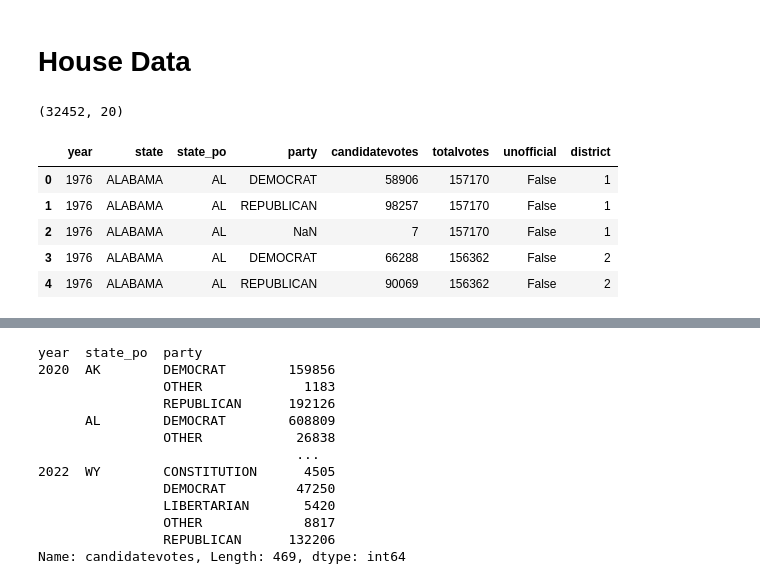
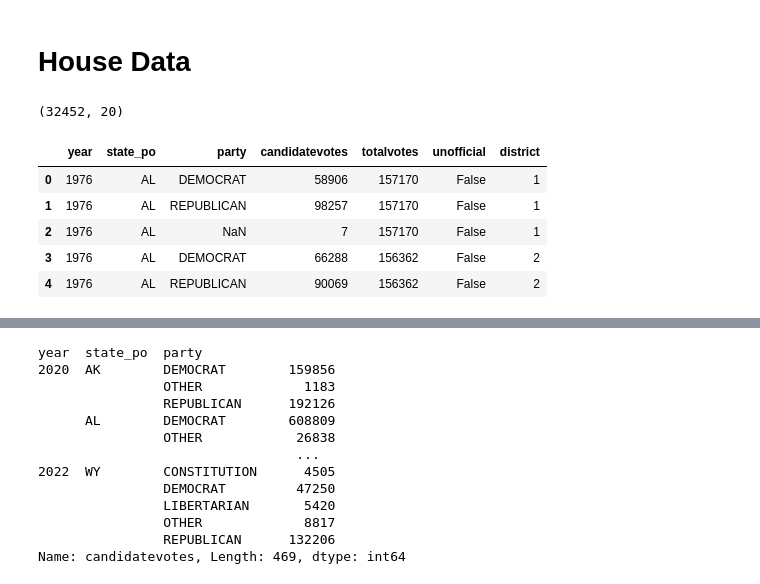
Before and after one commit to IanSinColorado/PoliticsAndCovid, a Jupyter notebook: dataCompression.ipynb, the cells around one changed output, grey strips where cells are left out. Drawn from its saved outputs; the diff is of its cells as text; code cells hidden in the pictures.

```diff
--- a/dataCompression.ipynb
+++ b/dataCompression.ipynb
@@ -11,16 +10,16 @@ from scipy.stats import linregress as LinReg
 # %%
 house_df = pd.read_csv('../Data/1976-2022-house.csv')
 print(house_df.shape)
-house_df = house_df[['year', 'state', 'state_po', 'party', 'candidatevotes', 'totalvotes', 'unofficial', 'district']]
+house_df = house_df[['year', 'state_po', 'party', 'candidatevotes', 'totalvotes', 'unofficial', 'district']]
 house_df.head()
 # %% [output]
 (32452, 20)
-|  | year | state | state_po | party | candidatevotes | totalvotes | unofficial | district |
-| 0 | 1976 | ALABAMA | AL | DEMOCRAT | 58906 | 157170 | False | 1 |
-| 1 | 1976 | ALABAMA | AL | REPUBLICAN | 98257 | 157170 | False | 1 |
-| 2 | 1976 | ALABAMA | AL | NaN | 7 | 157170 | False | 1 |
-| 3 | 1976 | ALABAMA | AL | DEMOCRAT | 66288 | 156362 | False | 2 |
-| 4 | 1976 | ALABAMA | AL | REPUBLICAN | 90069 | 156362 | False | 2 |
+|  | year | state_po | party | candidatevotes | totalvotes | unofficial | district |
+| 0 | 1976 | AL | DEMOCRAT | 58906 | 157170 | False | 1 |
+| 1 | 1976 | AL | REPUBLICAN | 98257 | 157170 | False | 1 |
+| 2 | 1976 | AL | NaN | 7 | 157170 | False | 1 |
+| 3 | 1976 | AL | DEMOCRAT | 66288 | 156362 | False | 2 |
+| 4 | 1976 | AL | REPUBLICAN | 90069 | 156362 | False | 2 |
 # %%
 # Won't count votes if the party is NaN, so replace with OTHER
 house_df['party'].fillna('OTHER', inplace=True)
```
Also changed, not shown: parts of 41 cells of this notebook.
